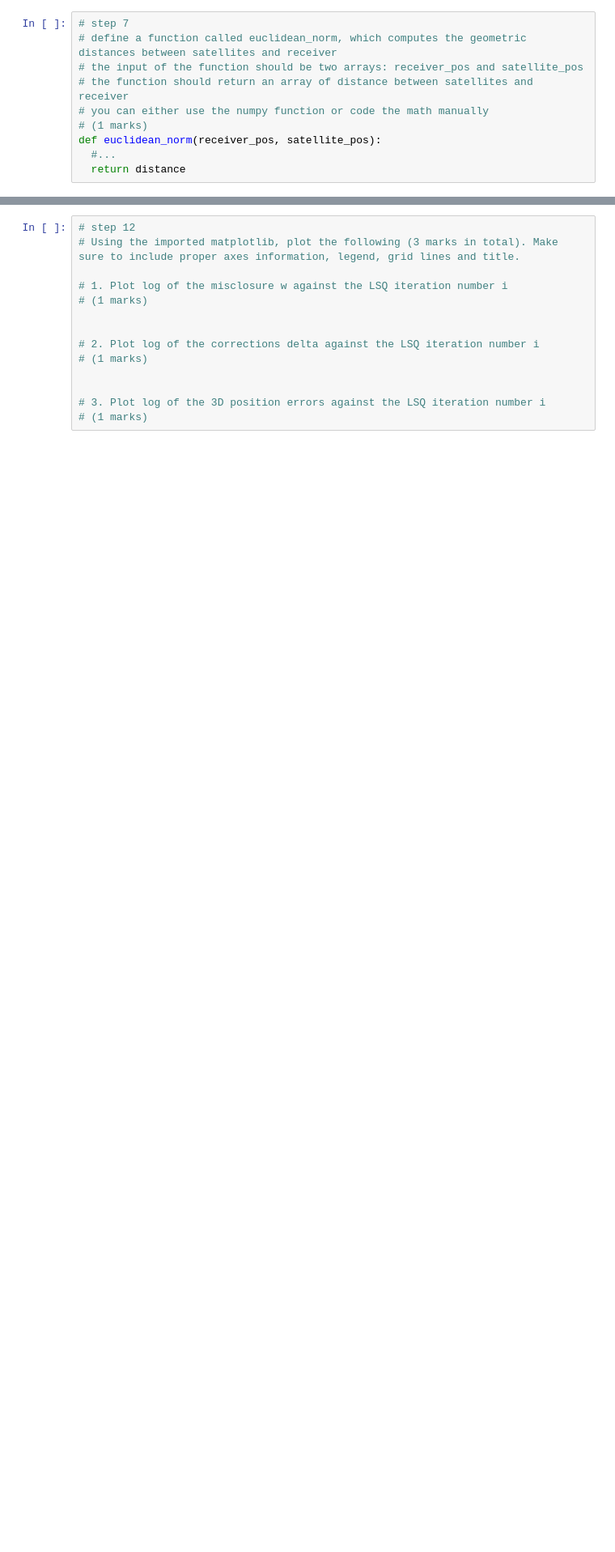
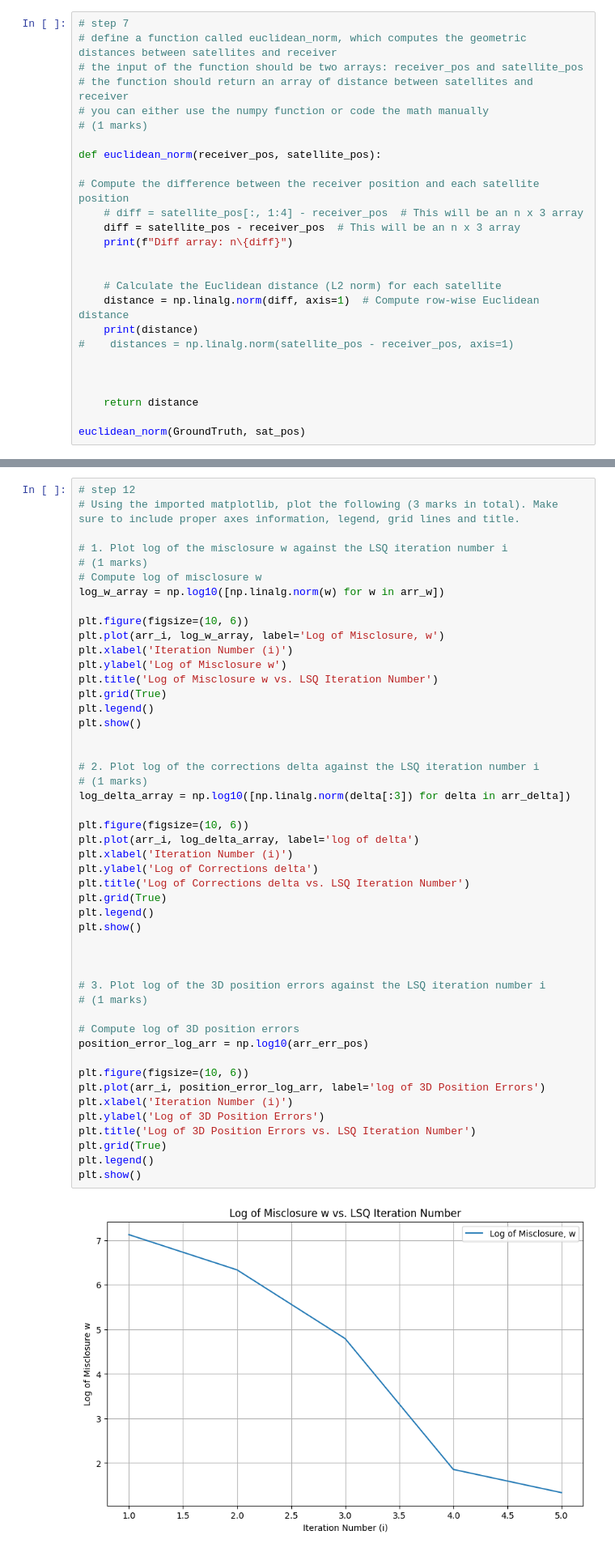
Before and after one commit to AkinsegunAdemiluwa/engg680_2024_fall, a Jupyter notebook: Lab_Assignment2/Linear_LSE_and_Non_linear_LSE.ipynb, the cells around one changed output, grey strips where cells are left out. Shown at 81% size. Cells and saved outputs as stored; diff of their text form; blank space fills up the shorter version.

```diff
--- a/Lab_Assignment2/Linear_LSE_and_Non_linear_LSE.ipynb
+++ b/Lab_Assignment2/Linear_LSE_and_Non_linear_LSE.ipynb
@@ -433,6 +457,22 @@ x_hat = x_0.copy()
 # the function should return an array of distance between satellites and receiver
 # you can either use the numpy function or code the math manually
 # (1 marks)
+
 def euclidean_norm(receiver_pos, satellite_pos):
-  #...
-  return distance
+
+# Compute the difference between the receiver position and each satellite position
+    # diff = satellite_pos[:, 1:4] - receiver_pos  # This will be an n x 3 array
+    diff = satellite_pos - receiver_pos  # This will be an n x 3 array
+    print(f"Diff array: n\{diff}")
+
+
+    # Calculate the Euclidean distance (L2 norm) for each satellite
+    distance = np.linalg.norm(diff, axis=1)  # Compute row-wise Euclidean distance
+    print(distance)
+#    distances = np.linalg.norm(satellite_pos - receiver_pos, axis=1)
+
+
+
+    return distance
+
+euclidean_norm(GroundTruth, sat_pos)
@@ -525,14 +744,50 @@ after the LSE convergence to the console.
 # %%
 # step 12
 # Using the imported matplotlib, plot the following (3 marks in total). Make sure to include proper axes information, legend, grid lines and title.
 
 # 1. Plot log of the misclosure w against the LSQ iteration number i
 # (1 marks)
+# Compute log of misclosure w
+log_w_array = np.log10([np.linalg.norm(w) for w in arr_w])
+
+plt.figure(figsize=(10, 6))
+plt.plot(arr_i, log_w_array, label='Log of Misclosure, w')
+plt.xlabel('Iteration Number (i)')
+plt.ylabel('Log of Misclosure w')
+plt.title('Log of Misclosure w vs. LSQ Iteration Number')
+plt.grid(True)
+plt.legend()
+plt.show()
 
 
 # 2. Plot log of the corrections delta against the LSQ iteration number i
 # (1 marks)
+log_delta_array = np.log10([np.linalg.norm(delta[:3]) for delta in arr_delta])
+
+plt.figure(figsize=(10, 6))
+plt.plot(arr_i, log_delta_array, label='log of delta')
+plt.xlabel('Iteration Number (i)')
+plt.ylabel('Log of Corrections delta')
+plt.title('Log of Corrections delta vs. LSQ Iteration Number')
+plt.grid(True)
+plt.legend()
+plt.show()
+
 
 
 # 3. Plot log of the 3D position errors against the LSQ iteration number i
 # (1 marks)
+
+# Compute log of 3D position errors
+position_error_log_arr = np.log10(arr_err_pos)
+
+plt.figure(figsize=(10, 6))
+plt.plot(arr_i, position_error_log_arr, label='log of 3D Position Errors')
+plt.xlabel('Iteration Number (i)')
+plt.ylabel('Log of 3D Position Errors')
+plt.title('Log of 3D Position Errors vs. LSQ Iteration Number')
+plt.grid(True)
+plt.legend()
+plt.show()
+# %% [output]
+[figure, added]
```
Also changed, not shown: parts of 12 cells of this notebook.
